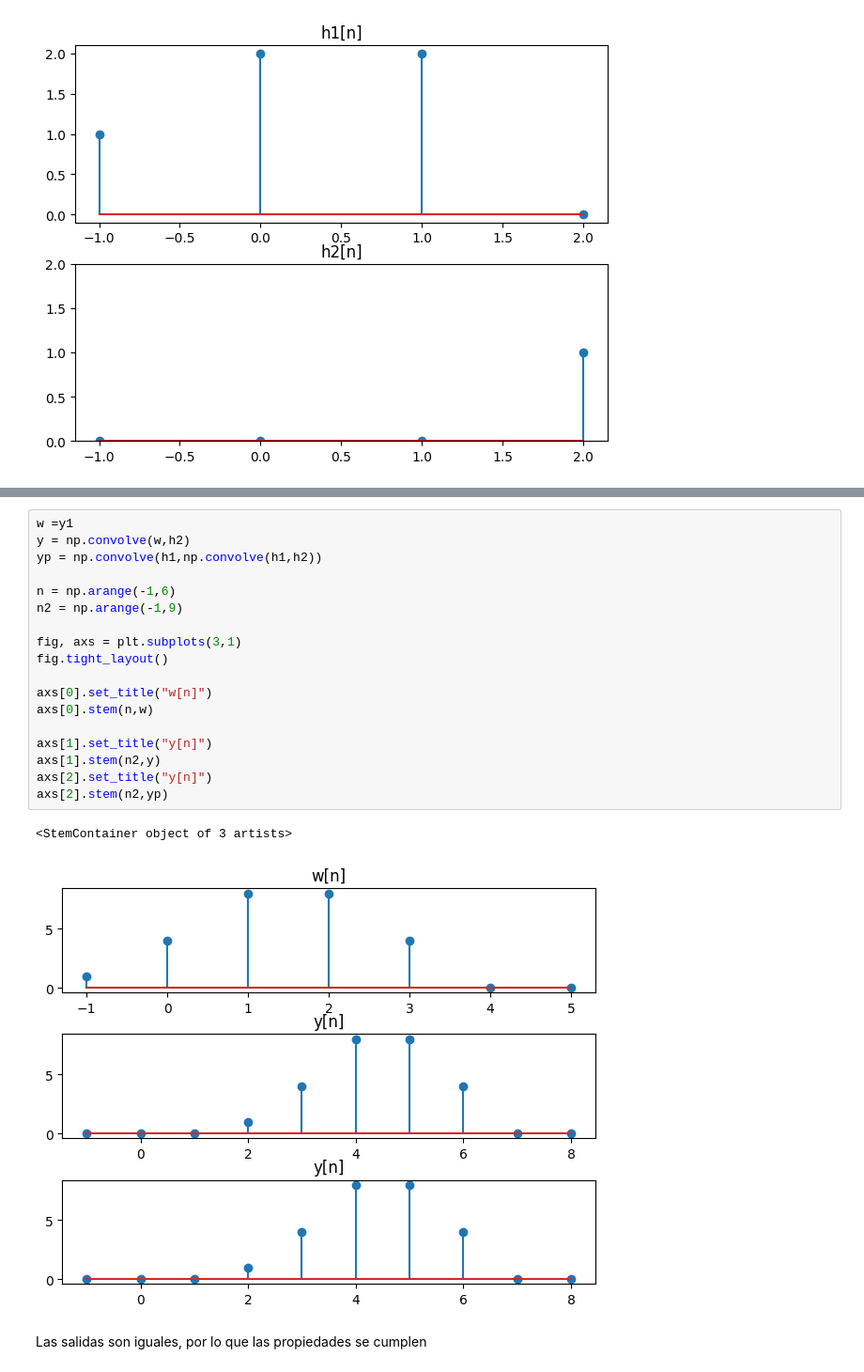
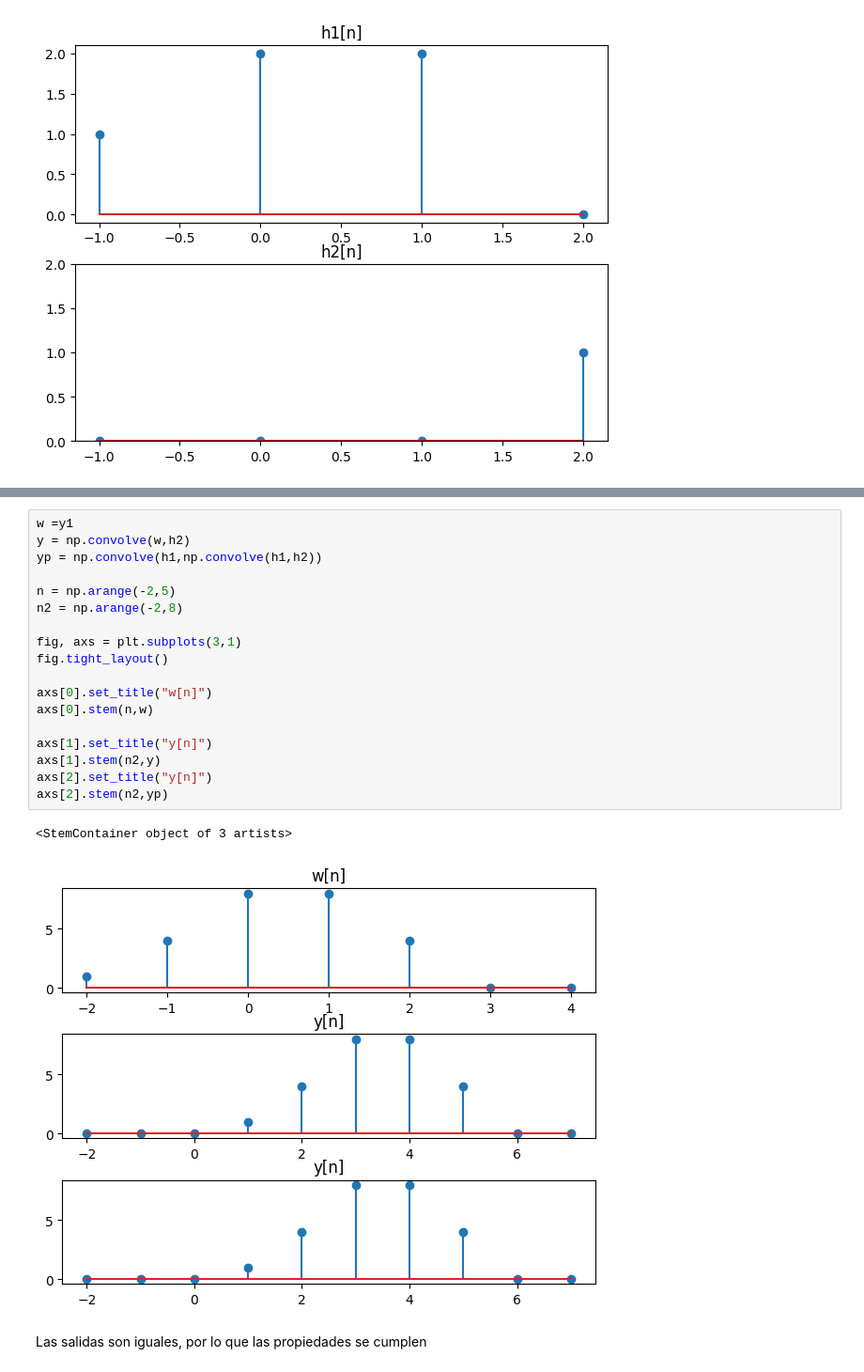
Before and after one commit to FacundoLG/tpl2-ASyS, a Jupyter notebook: ASYS_TPL2_G4_EJ4.ipynb, the cells around one changed output, grey strips where cells are left out. Shown: that part at 94% size. Drawn from its saved outputs; the diff is of its cells as text.

```diff
--- a/ASYS_TPL2_G4_EJ4.ipynb
+++ b/ASYS_TPL2_G4_EJ4.ipynb
@@ -50,23 +50,23 @@ axs[3].stem(n,y)
 # %%
 w =y1
 y = np.convolve(w,h2)
 yp = np.convolve(h1,np.convolve(h1,h2))
 
-n = np.arange(-1,6)
-n2 = np.arange(-1,9)
+n = np.arange(-2,5)
+n2 = np.arange(-2,8)
 
 fig, axs = plt.subplots(3,1)
 fig.tight_layout()
 
 axs[0].set_title("w[n]")
 axs[0].stem(n,w)
 
 axs[1].set_title("y[n]")
 axs[1].stem(n2,y)
 axs[2].set_title("y[n]")
 axs[2].stem(n2,yp)
 # %% [output]
 <StemContainer object of 3 artists>
-[figure, old version]
+[figure, new version]
 # %% [markdown]
 Las salidas son iguales, por lo que las propiedades se cumplen
```
Also changed, not shown: parts of 1 cell of this notebook.
